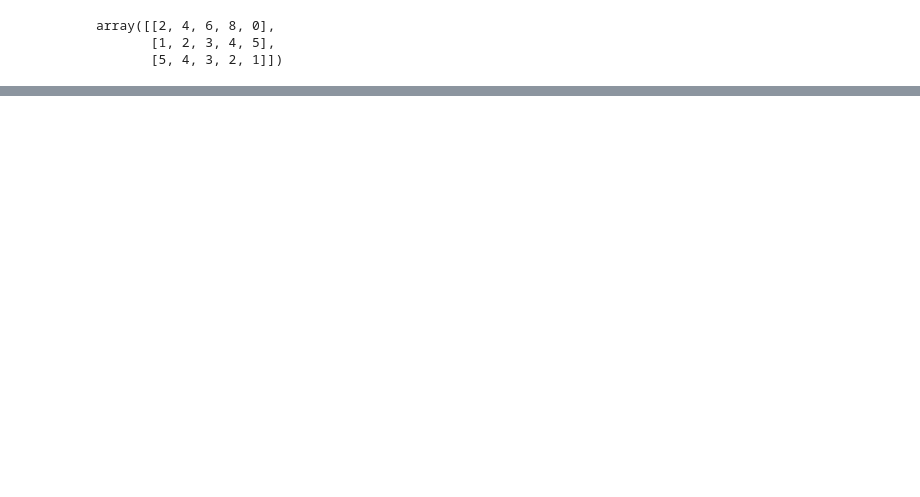
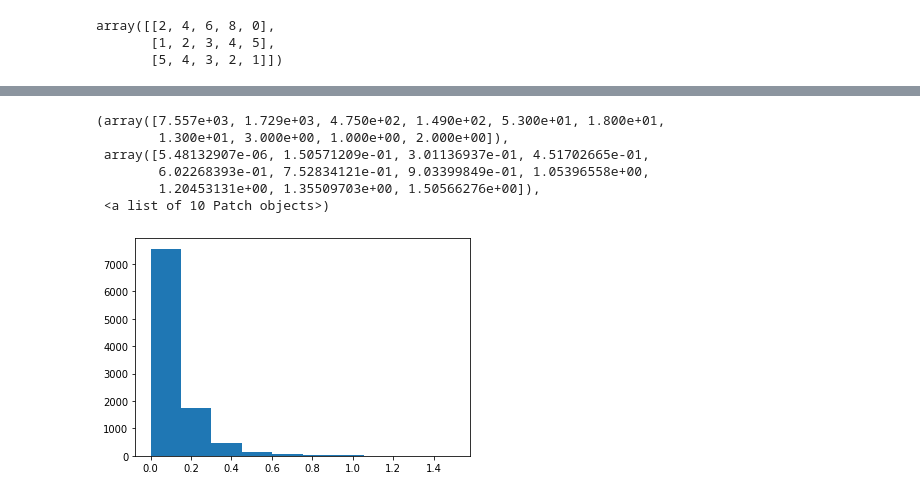
Before and after one commit to jennifer-ryan/numpy.random-project, a Jupyter notebook: numpy.random.ipynb, the cells around one changed output, grey strips where cells are left out. Cells and saved outputs as stored; diff of their text form; code cells hidden in the pictures; blank space fills up the shorter version.

```diff
--- a/numpy.random.ipynb
+++ b/numpy.random.ipynb
@@ -213,0 +280,11 @@ array([[2, 4, 6, 8, 0],
+# %%
+x = np.random.pareto(10, size = 10000)
+plt.hist(x)
+# %% [output]
+(array([7.557e+03, 1.729e+03, 4.750e+02, 1.490e+02, 5.300e+01, 1.800e+01,
+        1.300e+01, 3.000e+00, 1.000e+00, 2.000e+00]),
+ array([5.48132907e-06, 1.50571209e-01, 3.01136937e-01, 4.51702665e-01,
+        6.02268393e-01, 7.52834121e-01, 9.03399849e-01, 1.05396558e+00,
+        1.20453131e+00, 1.35509703e+00, 1.50566276e+00]),
+ <a list of 10 Patch objects>)
+[figure, added]
```
Also changed, not shown: parts of 33 cells of this notebook.
